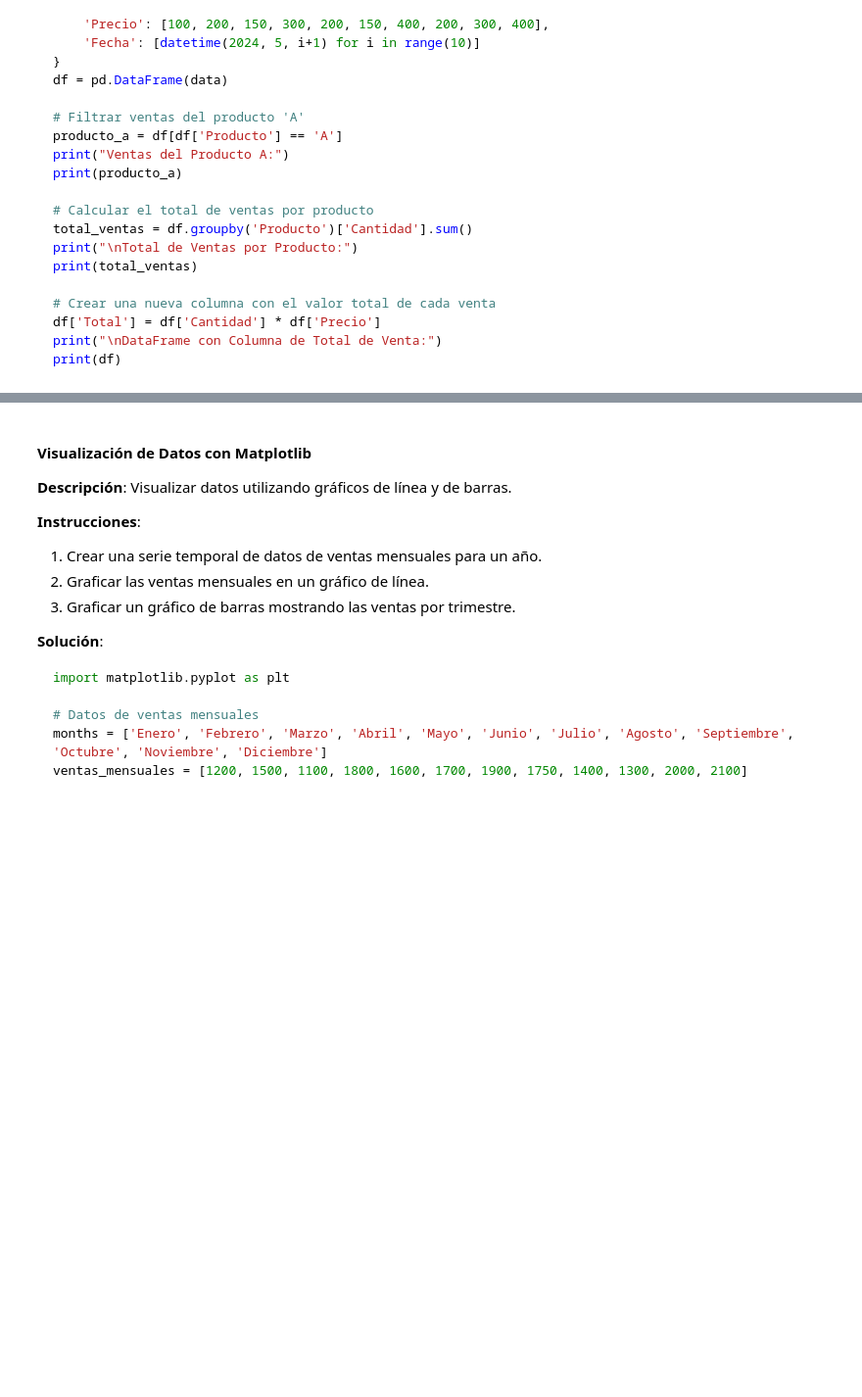
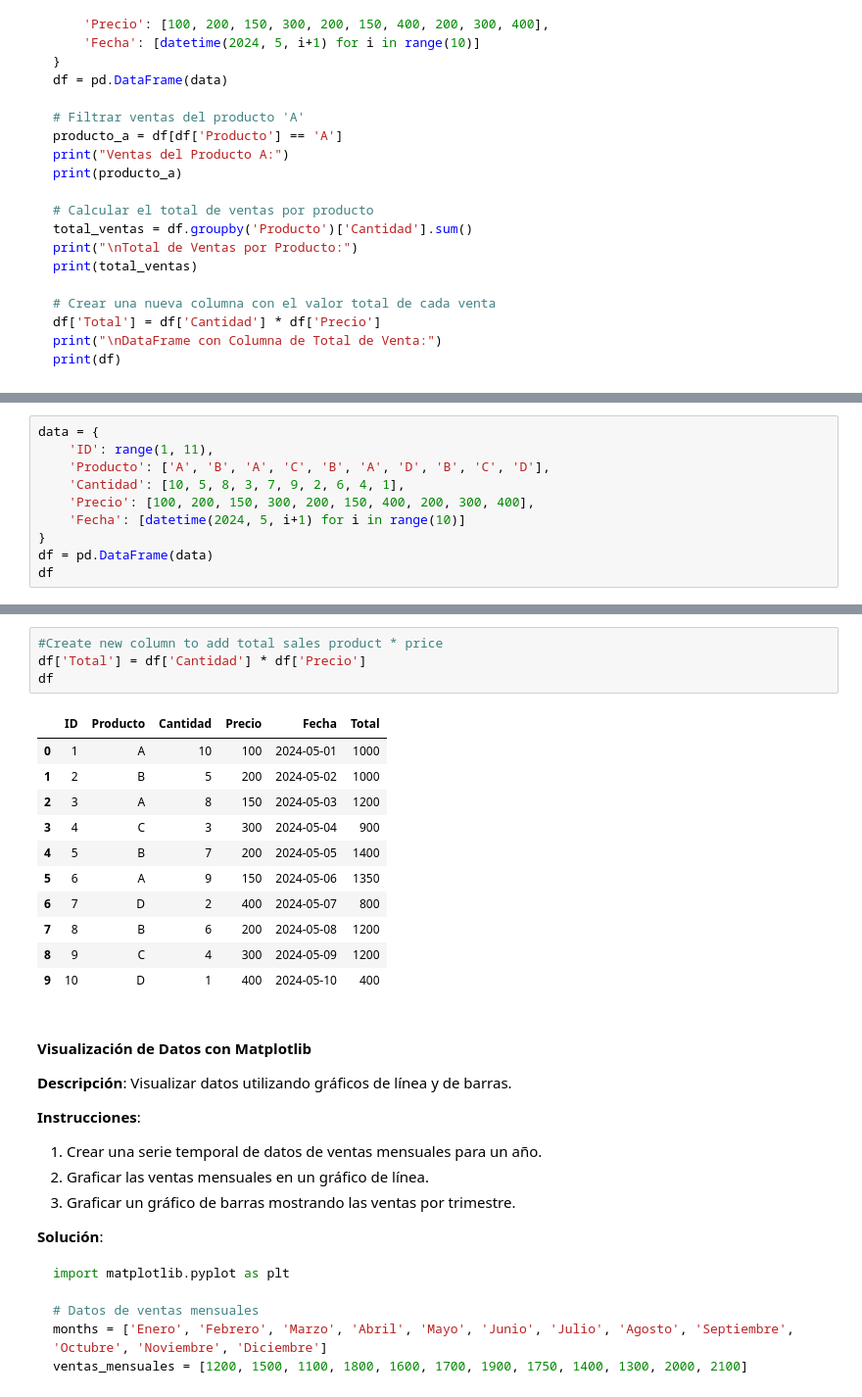
Before and after one commit to SimonGarcia01/ai-course, a Jupyter notebook: Python Review/3_PandasMatplotSeaborn.ipynb, the cells around one changed output, grey strips where cells are left out. Shown: that part at 98% size. Saved outputs shown, nothing was run; the diff lists cells and outputs as text; blank space fills up the shorter version.

```diff
--- a/Python Review/3_PandasMatplotSeaborn.ipynb
+++ b/Python Review/3_PandasMatplotSeaborn.ipynb
@@ -787,0 +1066,10 @@ print(df)
+# %%
+data = {
+    'ID': range(1, 11),
+    'Producto': ['A', 'B', 'A', 'C', 'B', 'A', 'D', 'B', 'C', 'D'],
+    'Cantidad': [10, 5, 8, 3, 7, 9, 2, 6, 4, 1],
+    'Precio': [100, 200, 150, 300, 200, 150, 400, 200, 300, 400],
+    'Fecha': [datetime(2024, 5, i+1) for i in range(10)]
+}
+df = pd.DataFrame(data)
+df
@@ -788,3 +1110,19 @@ print(df)
+# %%
+#Create new column to add total sales product * price
+df['Total'] = df['Cantidad'] * df['Precio']
+df
+# %% [output]
+|  | ID | Producto | Cantidad | Precio | Fecha | Total |
+| 0 | 1 | A | 10 | 100 | 2024-05-01 | 1000 |
+| 1 | 2 | B | 5 | 200 | 2024-05-02 | 1000 |
+| 2 | 3 | A | 8 | 150 | 2024-05-03 | 1200 |
+| 3 | 4 | C | 3 | 300 | 2024-05-04 | 900 |
+| 4 | 5 | B | 7 | 200 | 2024-05-05 | 1400 |
+| 5 | 6 | A | 9 | 150 | 2024-05-06 | 1350 |
+| 6 | 7 | D | 2 | 400 | 2024-05-07 | 800 |
+| 7 | 8 | B | 6 | 200 | 2024-05-08 | 1200 |
+| 8 | 9 | C | 4 | 300 | 2024-05-09 | 1200 |
+| 9 | 10 | D | 1 | 400 | 2024-05-10 | 400 |
 # %% [markdown]
 #### Visualización de Datos con Matplotlib
 
```
Also changed, not shown: parts of 42 cells of this notebook.
